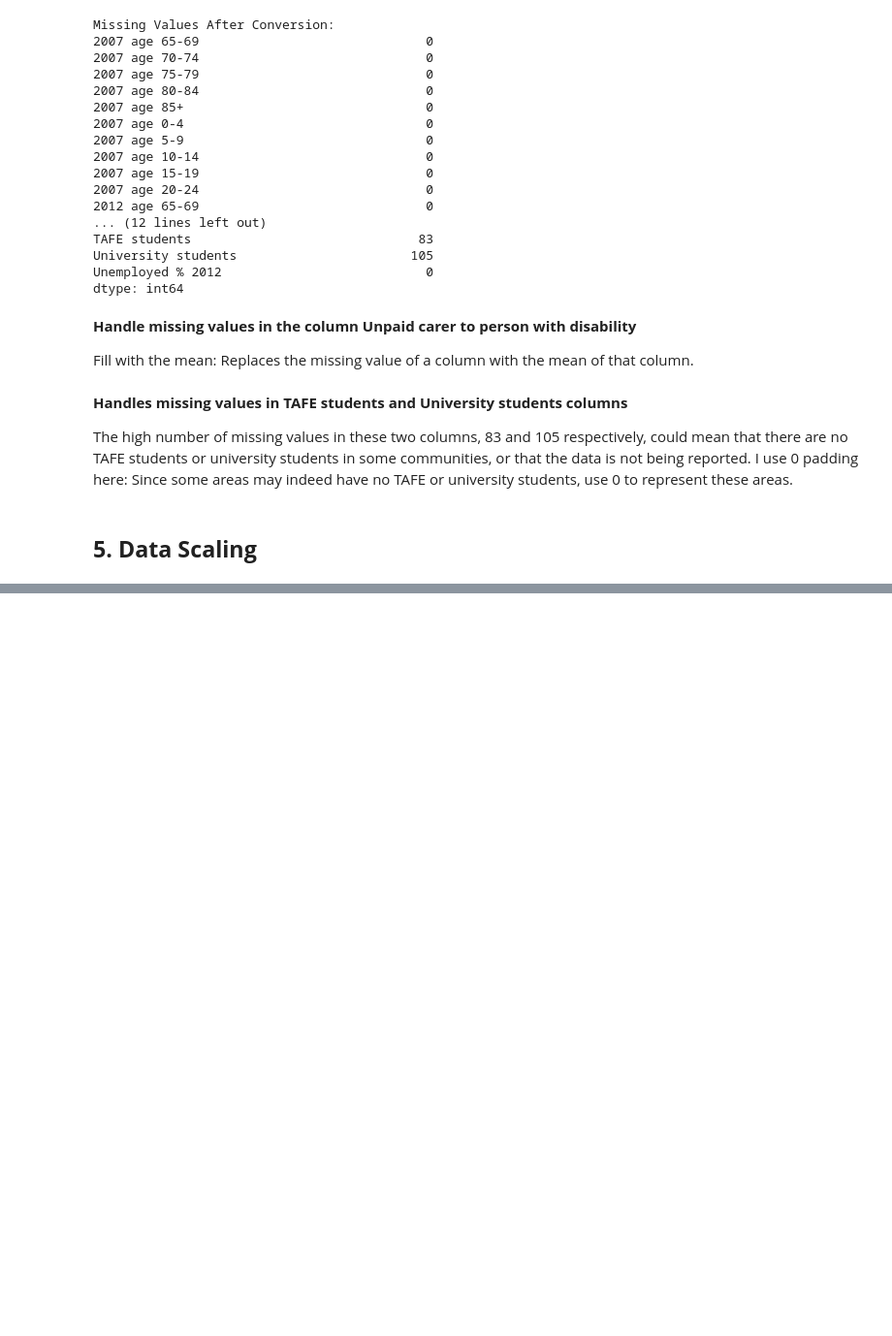
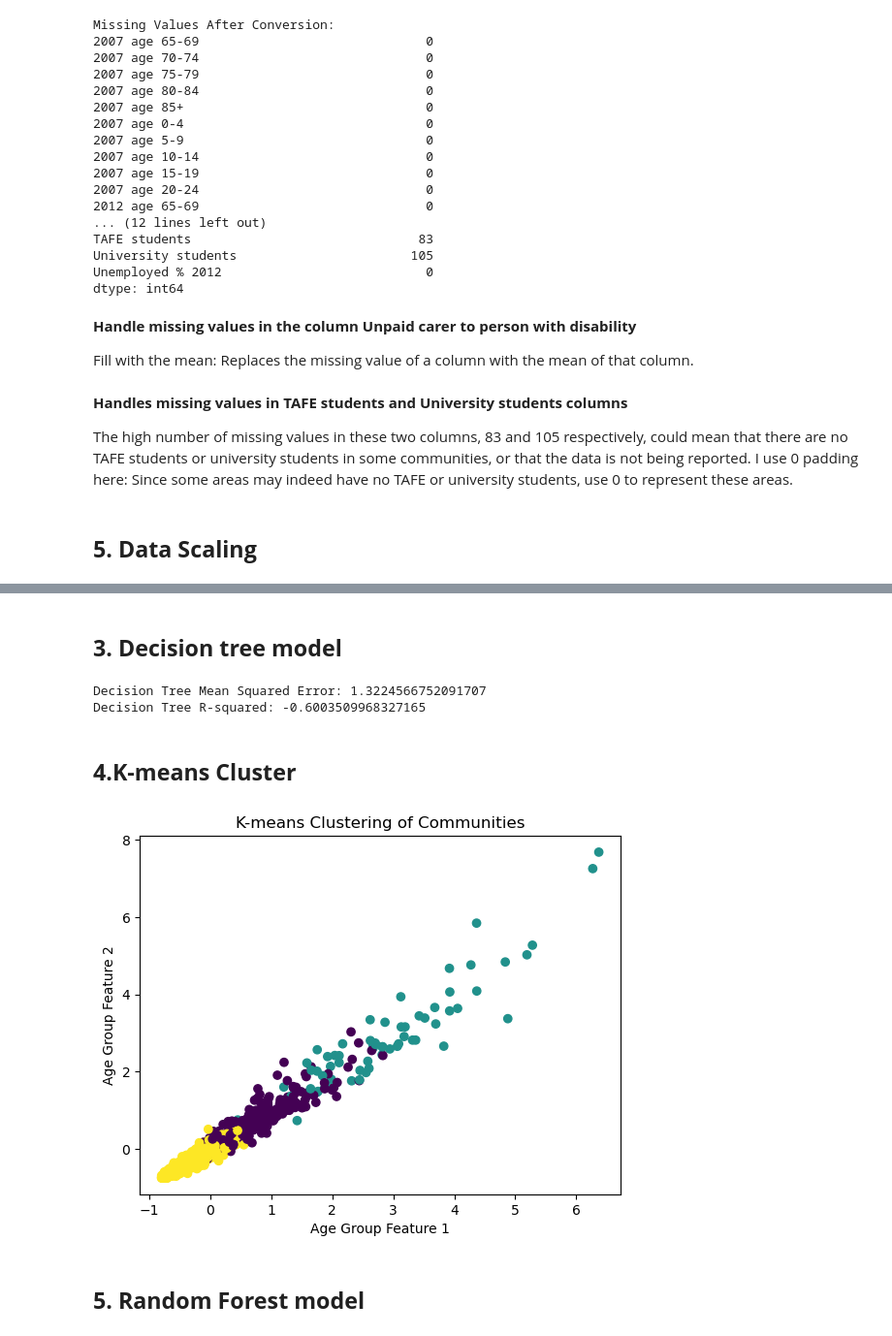
Before and after one commit to KittenPrincess1/COMP20008_Assignment2, a Jupyter notebook: Elderly.ipynb, the cells around one changed output, grey strips where cells are left out. Shown at 97% size. Drawn from its saved outputs; the diff is of its cells as text; code cells hidden in the pictures; blank space fills up the shorter version.

```diff
--- a/Elderly.ipynb
+++ b/Elderly.ipynb
@@ -213,0 +334,10 @@ selected_data['University students'] = selected_data['University students'].fill
+# %%
+X = selected_data[['2012 age 65-69', '2012 age 70-74', '2012 age 75-79', '2012 age 80-84',
+                   '2012 age 85+', 'Primary Schools', 'Secondary Schools', 'TAFE students',
+                   'University students', 'Unpaid carer to person with disability']]
+y = selected_data['Unemployed % 2012']
+
+scaler = StandardScaler()
+X_scaled = scaler.fit_transform(X)
+
+X_train, X_test, y_train, y_test = train_test_split(X_scaled, y, test_size=0.2, random_state=42)
@@ -213,0 +364,2 @@ selected_data['University students'] = selected_data['University students'].fill
+# %% [markdown]
+## **3. Decision tree model**
@@ -213,0 +368,16 @@ selected_data['University students'] = selected_data['University students'].fill
+# %%
+
+dt_model = DecisionTreeRegressor(random_state=42)
+dt_model.fit(X_train, y_train)
+
+y_pred_dt = dt_model.predict(X_test)
+
+mse_dt = mean_squared_error(y_test, y_pred_dt)
+r2_dt = r2_score(y_test, y_pred_dt)
+print(f'Decision Tree Mean Squared Error: {mse_dt}')
+print(f'Decision Tree R-squared: {r2_dt}')
+# %% [output]
+Decision Tree Mean Squared Error: 1.3224566752091707
+Decision Tree R-squared: -0.6003509968327165
+# %% [markdown]
+## **4.K-means Cluster**
@@ -213,0 +387,15 @@ selected_data['University students'] = selected_data['University students'].fill
+# %%
+
+kmeans = KMeans(n_clusters=3, random_state=42, n_init=10)
+kmeans.fit(X_scaled)
+
+
+plt.scatter(X_scaled[:, 0], X_scaled[:, 1], c=kmeans.labels_, cmap='viridis')
+plt.title('K-means Clustering of Communities')
+plt.xlabel('Age Group Feature 1')
+plt.ylabel('Age Group Feature 2')
+plt.show()
+# %% [output]
+[figure, added]
+# %% [markdown]
+## **5. Random Forest model**
```
Also changed, not shown: parts of 18 cells of this notebook.
